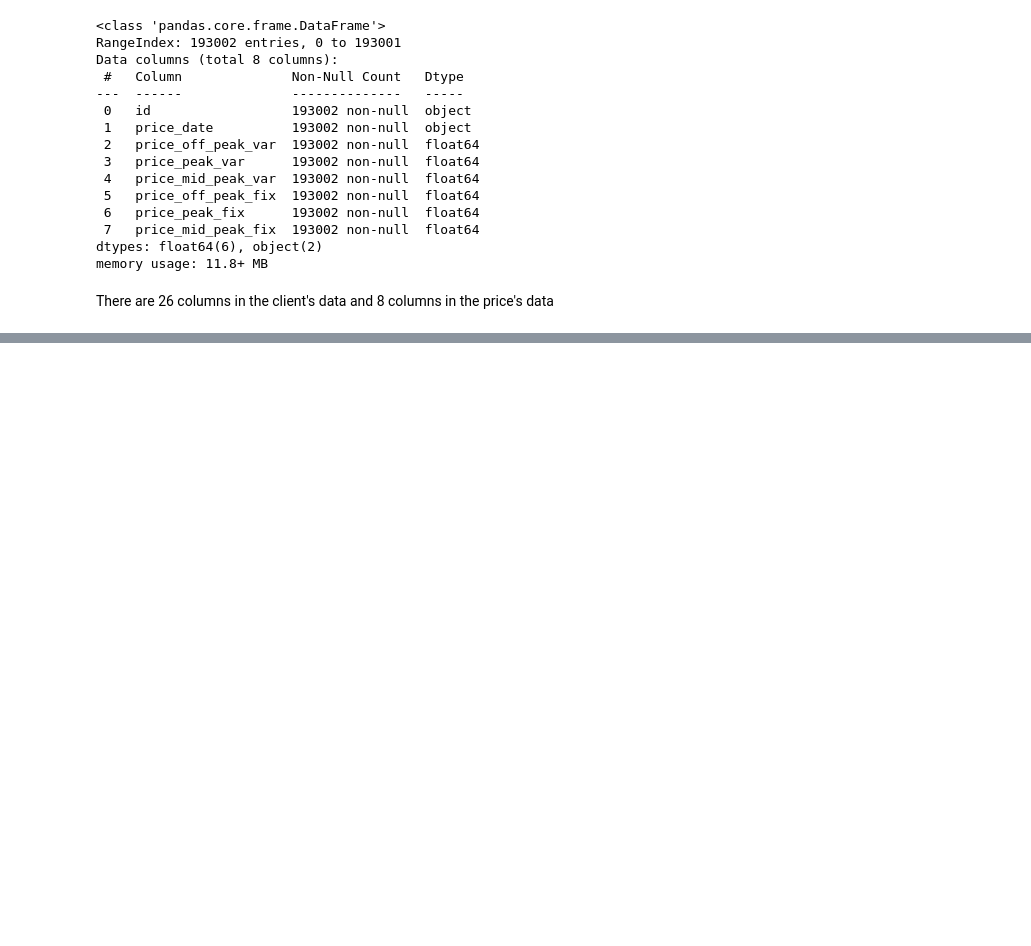
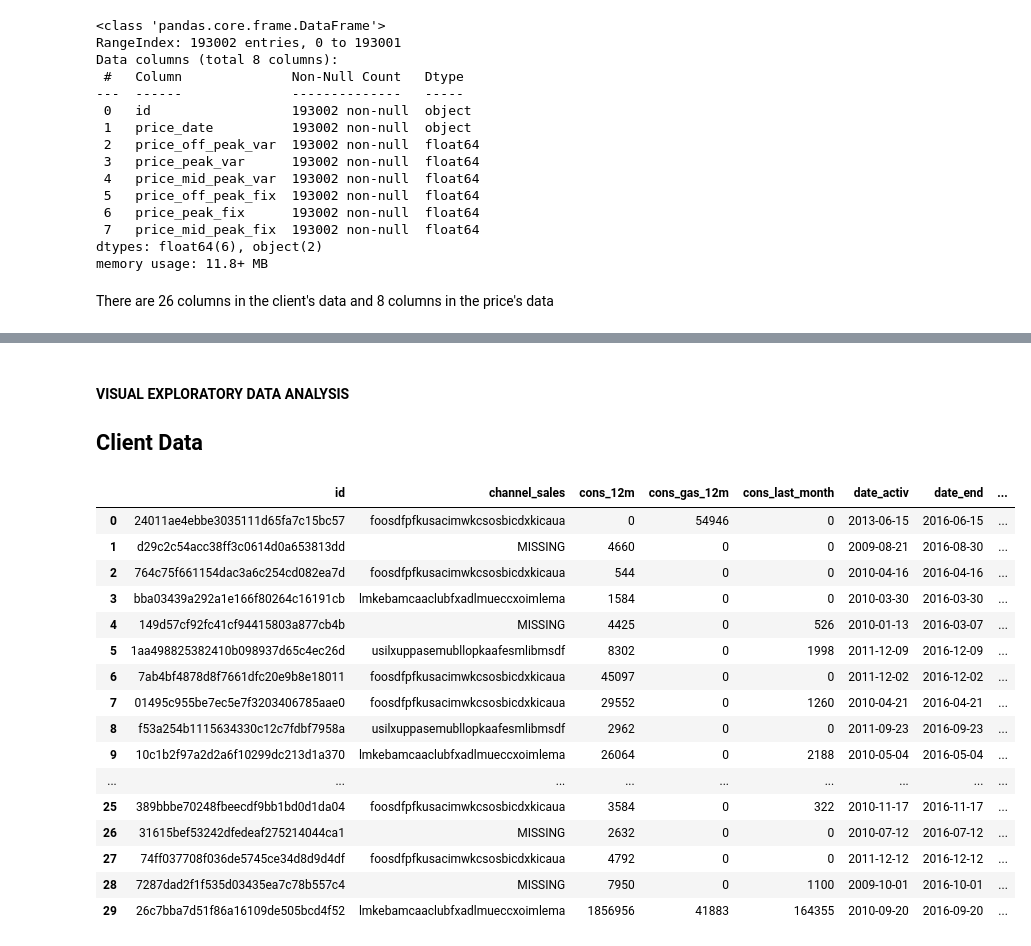
Before and after one commit to LaraOnipede/BCG_DataScience_AdvancedAnalytics_Virtual_Internship, a Jupyter notebook: EDA.ipynb, the cells around one changed output, grey strips where cells are left out. Cells and saved outputs as stored; diff of their text form; code cells hidden in the pictures; blank space fills up the shorter version.

```diff
--- a/EDA.ipynb
+++ b/EDA.ipynb
@@ -77,0 +103,24 @@ There are 26 columns in the client's data and 8 columns in the price's data
+# %% [markdown]
+#### VISUAL EXPLORATORY DATA ANALYSIS
+
+## Client Data
+# %%
+client_data.head(30)
+# %% [output]
+|  | id | channel_sales | cons_12m | cons_gas_12m | cons_last_month | date_activ | date_end | ... |
+| 0 | 24011ae4ebbe3035111d65fa7c15bc57 | foosdfpfkusacimwkcsosbicdxkicaua | 0 | 54946 | 0 | 2013-06-15 | 2016-06-15 | ... |
+| 1 | d29c2c54acc38ff3c0614d0a653813dd | MISSING | 4660 | 0 | 0 | 2009-08-21 | 2016-08-30 | ... |
+| 2 | 764c75f661154dac3a6c254cd082ea7d | foosdfpfkusacimwkcsosbicdxkicaua | 544 | 0 | 0 | 2010-04-16 | 2016-04-16 | ... |
+| 3 | bba03439a292a1e166f80264c16191cb | lmkebamcaaclubfxadlmueccxoimlema | 1584 | 0 | 0 | 2010-03-30 | 2016-03-30 | ... |
+| 4 | 149d57cf92fc41cf94415803a877cb4b | MISSING | 4425 | 0 | 526 | 2010-01-13 | 2016-03-07 | ... |
+| 5 | 1aa498825382410b098937d65c4ec26d | usilxuppasemubllopkaafesmlibmsdf | 8302 | 0 | 1998 | 2011-12-09 | 2016-12-09 | ... |
+| 6 | 7ab4bf4878d8f7661dfc20e9b8e18011 | foosdfpfkusacimwkcsosbicdxkicaua | 45097 | 0 | 0 | 2011-12-02 | 2016-12-02 | ... |
+| 7 | 01495c955be7ec5e7f3203406785aae0 | foosdfpfkusacimwkcsosbicdxkicaua | 29552 | 0 | 1260 | 2010-04-21 | 2016-04-21 | ... |
+| 8 | f53a254b1115634330c12c7fdbf7958a | usilxuppasemubllopkaafesmlibmsdf | 2962 | 0 | 0 | 2011-09-23 | 2016-09-23 | ... |
+| 9 | 10c1b2f97a2d2a6f10299dc213d1a370 | lmkebamcaaclubfxadlmueccxoimlema | 26064 | 0 | 2188 | 2010-05-04 | 2016-05-04 | ... |
+| ... | ... | ... | ... | ... | ... | ... | ... | ... |
+| 25 | 389bbbe70248fbeecdf9bb1bd0d1da04 | foosdfpfkusacimwkcsosbicdxkicaua | 3584 | 0 | 322 | 2010-11-17 | 2016-11-17 | ... |
+| 26 | 31615bef53242dfedeaf275214044ca1 | MISSING | 2632 | 0 | 0 | 2010-07-12 | 2016-07-12 | ... |
+| 27 | 74ff037708f036de5745ce34d8d9d4df | foosdfpfkusacimwkcsosbicdxkicaua | 4792 | 0 | 0 | 2011-12-12 | 2016-12-12 | ... |
+| 28 | 7287dad2f1f535d03435ea7c78b557c4 | MISSING | 7950 | 0 | 1100 | 2009-10-01 | 2016-10-01 | ... |
+| 29 | 26c7bba7d51f86a16109de505bcd4f52 | lmkebamcaaclubfxadlmueccxoimlema | 1856956 | 41883 | 164355 | 2010-09-20 | 2016-09-20 | ... |
```
Also changed, not shown: parts of 6 cells of this notebook.
